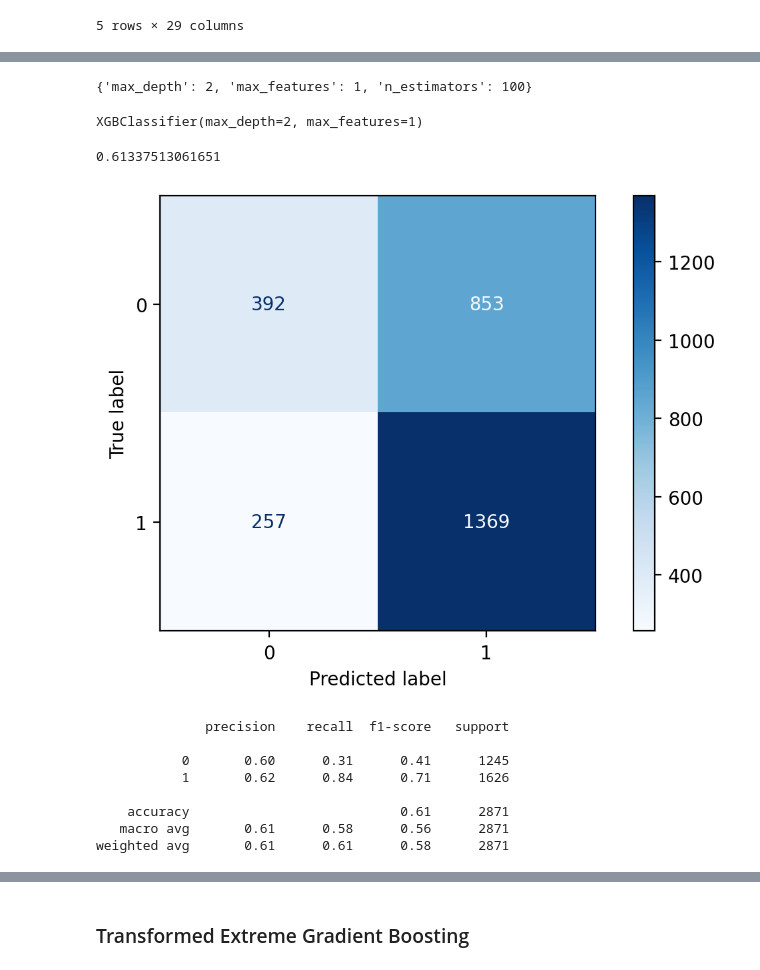
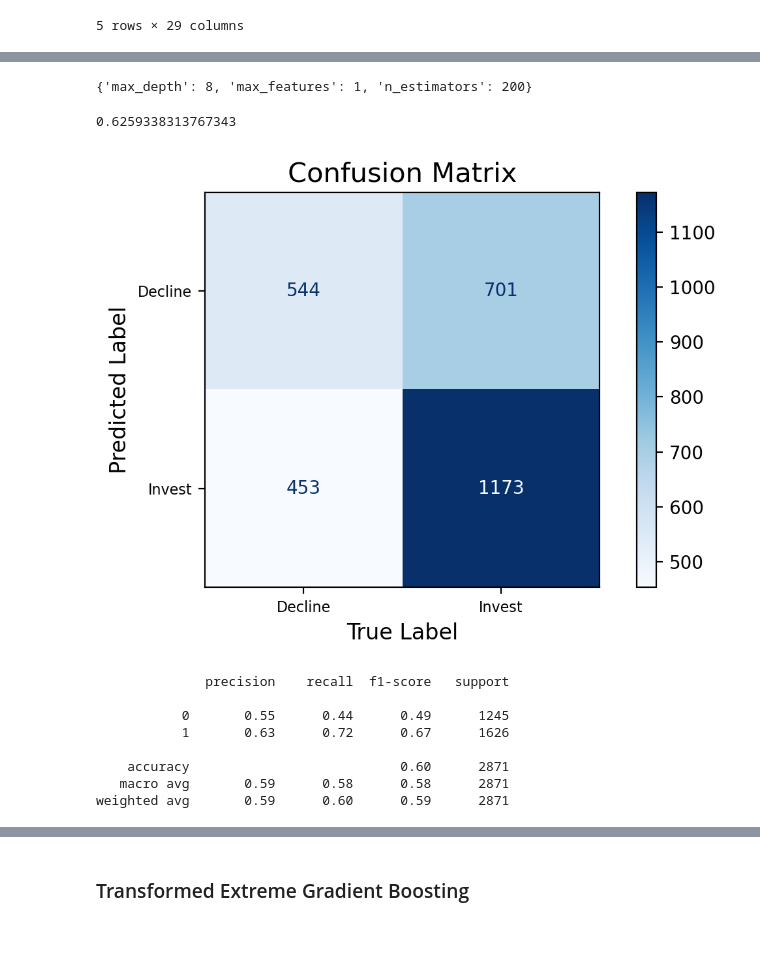
Before and after one commit to leonardo-lealfilho/Springboard, a Jupyter notebook: Capstone Project/Capstone Project - Machine Learning.ipynb, the cells around one changed output, grey strips where cells are left out. Drawn from its saved outputs; the diff is of its cells as text; code cells hidden in the pictures; blank space fills up the shorter version.

```diff
--- a/Capstone Project/Capstone Project - Machine Learning.ipynb
+++ b/Capstone Project/Capstone Project - Machine Learning.ipynb
@@ -365,6 +387,10 @@ X.head()
 |  | GIS | 0.078822 | 0.2792 | 0.102 | 0.810086 | 0.433465 | 0.159915 | ... |
 |  | PM | 0.212948 | -0.5933 | 0.094 | 1.024616 | 0.447922 | 0.111302 | ... |
 5 rows × 29 columns
+# %%
+# Resetting the testing and the training data
+
+X_train, X_test, y_train, y_test = train_test_split(X, y, test_size = 0.2, random_state = 42)
 # %%
 from xgboost import XGBClassifier
 # %%
@@ -372,7 +398,7 @@ from xgboost import XGBClassifier
 xgb = XGBClassifier()
 
 # Declare the grid with the estimator/model and the parameter grid to be used
-grid = GridSearchCV(xgb, param_grid, scoring = scorers, refit = 'accuracy_score')
+grid = GridSearchCV(xgb, param_grid, scoring = scorers, refit = 'precision_score')
 # %%
 grid.fit(X_train, y_train)
 # %% [output]
@@ -387,7 +413,7 @@ GridSearchCV(estimator=XGBClassifier(),
 # %%
 grid.best_params_
 # %% [output]
-{'max_depth': 2, 'max_features': 1, 'n_estimators': 100}
+{'max_depth': 8, 'max_features': 1, 'n_estimators': 200}
 # %%
 best_params = grid.best_params_
 
@@ -397,5 +423,4 @@ n_estimators = best_params['n_estimators']
 # %%
 xgb = XGBClassifier(max_depth = max_depth, max_features = max_features, n_estimators = n_estimators)
 xgb.fit(X_train, y_train)
+y_pred = xgb.predict(X_test)
-# %% [output]
-XGBClassifier(max_depth=2, max_features=1)
@@ -404,31 +427,40 @@ y_pred = xgb.predict(X_test)
 # %%
 # Check the accuracy score of the new model
-accuracy_score(y_test, y_pred)
+xgb_precision_score = precision_score(y_test, y_pred)
+xgb_precision_score
 # %% [output]
-0.61337513061651
+0.6259338313767343
 # %%
 # Plot the confusion matrix to check on accuracy
 
 fig, ax = plt.subplots(figsize = (6,4), dpi = 200)
 
 plot_confusion_matrix(xgb, X_test, y_test, ax = ax, cmap = 'Blues')
 
+ax.set_xticklabels(['Decline', 'Invest'], fontsize = 8)
+ax.set_yticklabels(['Decline', 'Invest'], fontsize = 8)
+
+plt.xlabel('True Label', fontsize = 12)
+plt.ylabel('Predicted Label', fontsize = 12)
+
+plt.title("Confusion Matrix", size = 15)
+
 plt.tight_layout()
 
 plt.show()
 # %% [output]
-[figure, old version]
+[figure, new version]
 # %%
 print(classification_report(y_test, y_pred))
 # %% [output]
               precision    recall  f1-score   support
 
-           0       0.60      0.31      0.41      1245
-           1       0.62      0.84      0.71      1626
+           0       0.55      0.44      0.49      1245
+           1       0.63      0.72      0.67      1626
 
-    accuracy                           0.61      2871
-   macro avg       0.61      0.58      0.56      2871
-weighted avg       0.61      0.61      0.58      2871
+    accuracy                           0.60      2871
+   macro avg       0.59      0.58      0.58      2871
+weighted avg       0.59      0.60      0.59      2871
 # %%
 feature_importance = xgb.feature_importances_ # Isolates the features numerical importance of the features
 sorted_idx = np.argsort(feature_importance) # Sorts the indexes of the features according to importance
```
Also changed, not shown: parts of 53 cells of this notebook, 1 other file.
